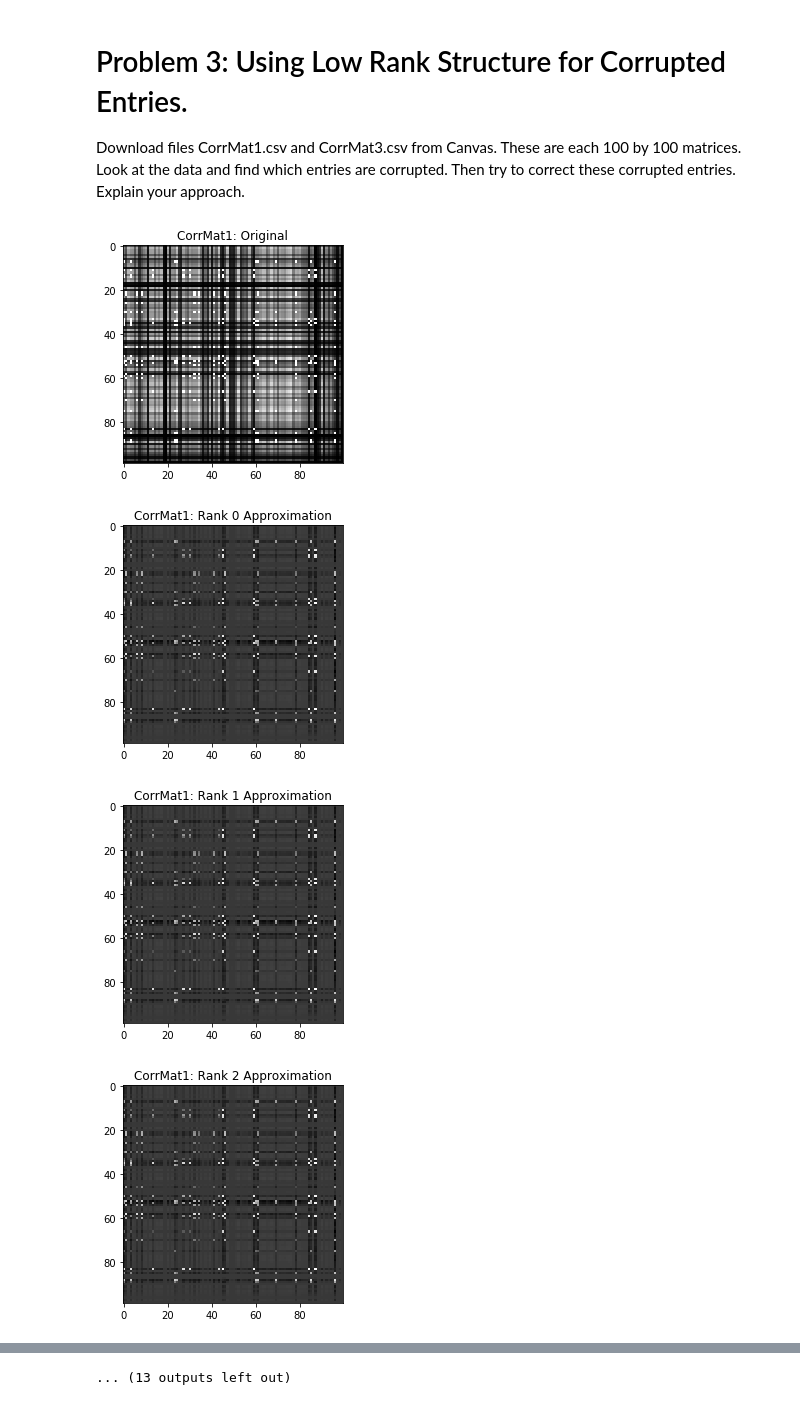
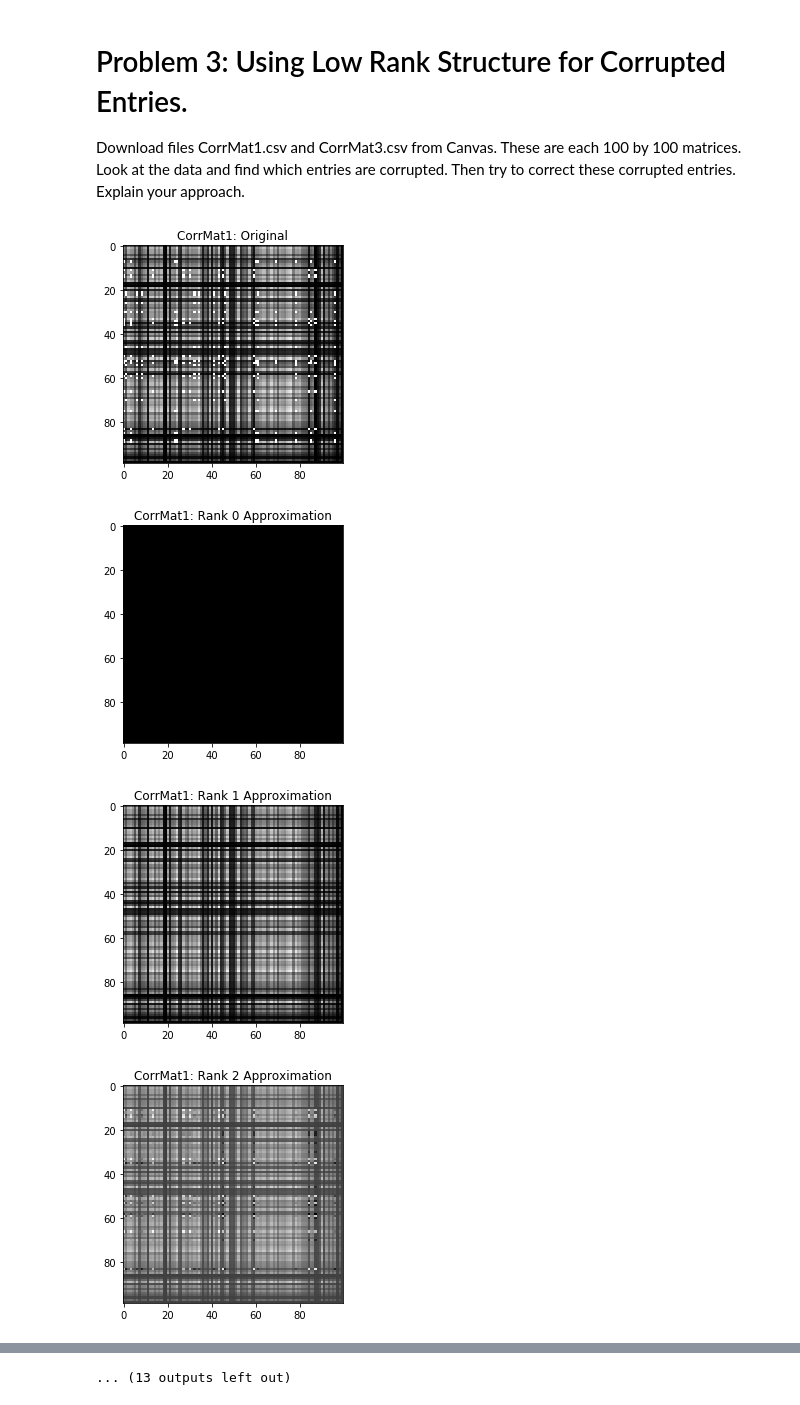
Before and after one commit to KyleGrier/UT-Data-Science-Lab, a Jupyter notebook: HW4/Lab4_Stefan.ipynb, the cells around one changed output, grey strips where cells are left out. Drawn from its saved outputs; the diff is of its cells as text; code cells hidden in the pictures.

```diff
--- a/HW4/Lab4_Stefan.ipynb
+++ b/HW4/Lab4_Stefan.ipynb
@@ -223,10 +223,10 @@ cov_CorrMat1 = np.cov(CorrMat1)
 cov_CorrMat3 = np.cov(CorrMat3)
 
 w1,v1 = np.linalg.eig(cov_CorrMat1)
-print(w1)
+#print(w1)
 
 w3,v3 = np.linalg.eig(cov_CorrMat3)
-print(w3)
+#print(w3)
 
 # Printing out the eigenvalues, it appears that for CorrMat1 the principle components are the top 10 eigenvalues and for CorrMat3
 #    they are the top 7. Therefore, I'm going to use a low-rank approximation of this matrix to filter out the non-principal
@@ -238,34 +238,34 @@ plt.title("CorrMat1: Original")
 plt.show()
 for i in range(10):
     # DiffMat1 = CorrMat1 - low_rank_approximation(CorrMat1, i)
-    plt.imshow(Mat1, cmap='gray')
+    plt.imshow(low_rank_approximation(CorrMat1, i), cmap='gray')
     plt.title("CorrMat1: Rank %s Approximation" % i)
     plt.show()
 
 for i in range(10):
     # DiffMat3 = CorrMat3 - low_rank_approximation(CorrMat3, i)
     plt.imshow(low_rank_approximation(CorrMat3, i), cmap='gray')
     plt.title("CorrMat3: Rank %s Approximation" % i)
     plt.show()
 
 # Print original matrix with corrupted values.
 plt.imshow(CorrMat1, cmap='gray')
 plt.title("CorrMat1")
 plt.show()
 # Print uncorrupted matrix.
 plt.imshow(low_rank_approximation(CorrMat1, 1), cmap='gray')
 plt.title("CorrMat1: Rank 1 Approximation")
 plt.show()
 # Print original matrix with corrupted values.
 plt.imshow(CorrMat3, cmap='gray')
 plt.title("CorrMat3")
 plt.show()
 # Print uncorrupted matrix.
 plt.imshow(low_rank_approximation(CorrMat3, 1), cmap='gray')
 plt.title("CorrMat3: Rank 1 Approximation")
 plt.show()
 # %% [output]
 [figure]
-[figure, old version]
+[figure, new version]
-[figure, old version]
+[figure, new version]
-[figure, old version]
+[figure, new version]
```
Also changed, not shown: parts of 2 cells of this notebook.
